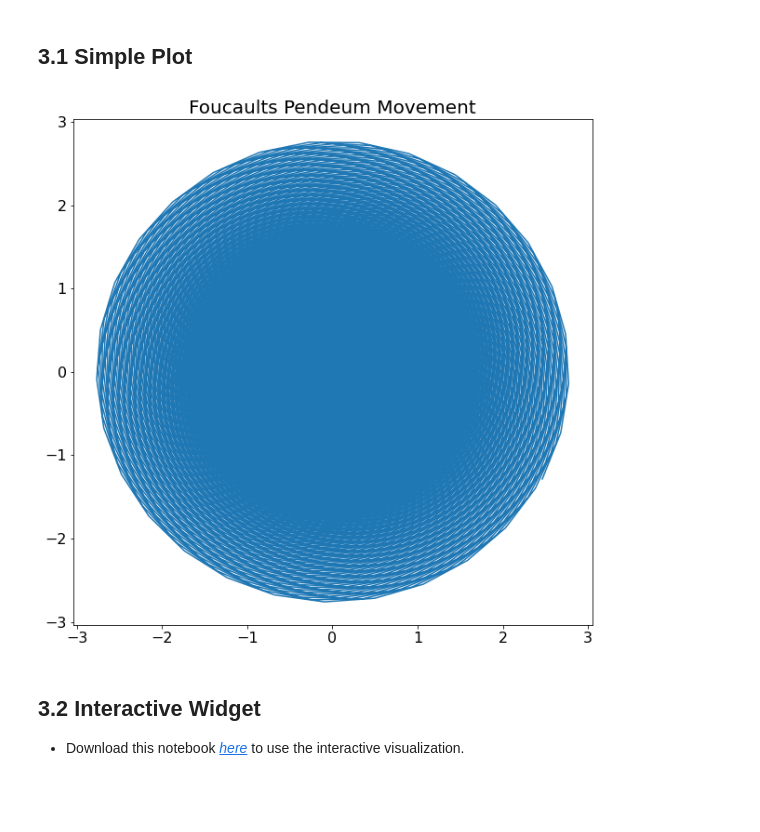
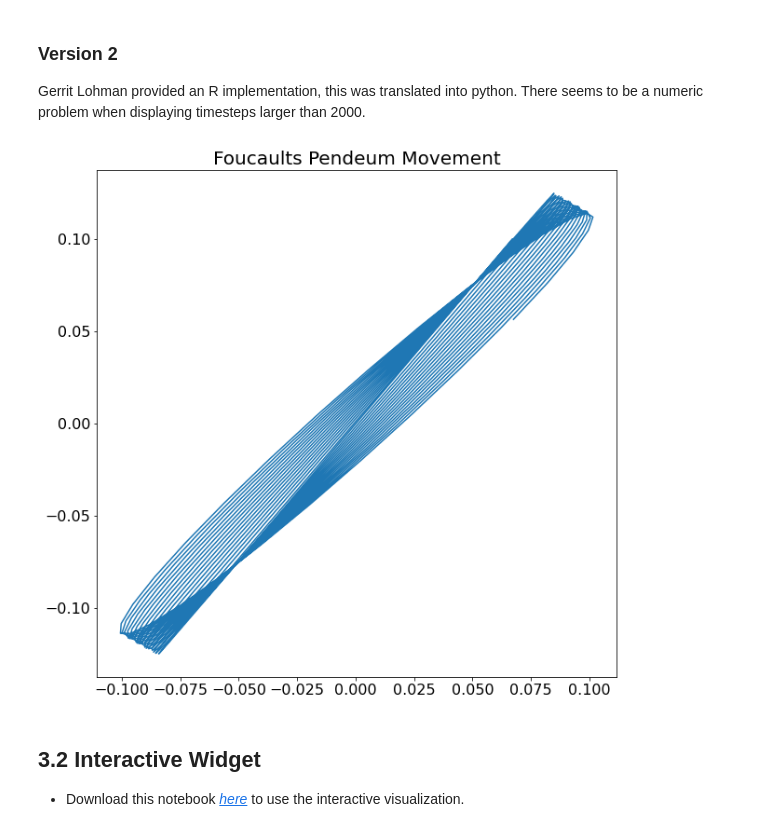
Before and after one commit to btschwertfeger/Foucaults-Pendulum-Website, a Jupyter notebook: FoucaultsPendulum.ipynb, the cells around one changed output. Drawn from its saved outputs; the diff is of its cells as text; code cells hidden in the pictures; blank space fills up the shorter version.

Commit message:
changed visualization to old version

```diff
--- a/FoucaultsPendulum.ipynb
+++ b/FoucaultsPendulum.ipynb
@@ -67,0 +74,20 @@ mpl.rcParams["ytick.labelsize"] = 16
+# %%
+def compute_simple(g: float=9.81, L: float=6.7, R: float=0.1, lamda: int=3): # gravity, string length, angular speed of earth, latitude
+    t = np.arange(0,223,0.5)    # time
+    a = np.exp(1j * (np.sqrt(g/L) * t))
+    b = np.exp(1j * ((-1) * np.sqrt(g/L) * t))
+    c = np.exp(1j * (R*np.sin(lamda) * (-1) * t))
+
+    u = (a + b) * c
+    x = u.real
+    y = u.imag
+
+    return x,y, (g,L,R,lamda)
+# %%
+x,y, (g,L,R,lamda) = compute_simple()
+plt.figure(figsize=(10,10))
+plt.plot(x, y, "blue")
+plt.title(f"gravity: {g}; latitude: {lamda}; string length: {L}")
+plt.xlim(-2.5, 2.5)
+plt.ylim(-2.5, 2.5)
+plt.grid()
@@ -68,5 +96,8 @@ mpl.rcParams["ytick.labelsize"] = 16
+# %% [markdown]
+### Version 2
+Gerrit Lohman provided an R implementation, this was translated into python. There seems to be a numeric problem when displaying timesteps larger than 2000.
 # %%
-def computeFP(lat, tday, tmax, dt):
+def computeFP(lat: float, tday: int, tmax: int, dt: int):
     # Initial Conditions
     g = 9.81 # m/s**2, acceleration due to gravity
     L = 67/10 # length of pendulum string
@@ -115,13 +146,10 @@ x,y = computeFP(lat, tday, tmax, dt)
-# %% [markdown]
-## 3.1 Simple Plot <a name="plt"></a>
 # %%
-begin, end, step_size = 0, int(tmax/2), 5 # <- change this to see different movements
+begin, end, step_size = 0,2500,5 #0, int(tmax/2), 5 # <- change this to see different movements
 
-plt.plot(x[begin:end:step_size],y[begin:end:step_size])
-plt.title(f"Foucaults Pendeum Movement")
-plt.show()
+plt.plot(x[begin:end:step_size], y[begin:end:step_size])
+plt.title(f"Foucaults Pendeum Movement");
 # %% [output]
-[figure, old version]
+[figure, new version]
 # %% [markdown]
 ## 3.2 Interactive Widget <a name="wid"></a>
 
```
Also changed, not shown: parts of 9 cells of this notebook, 7 other files.
